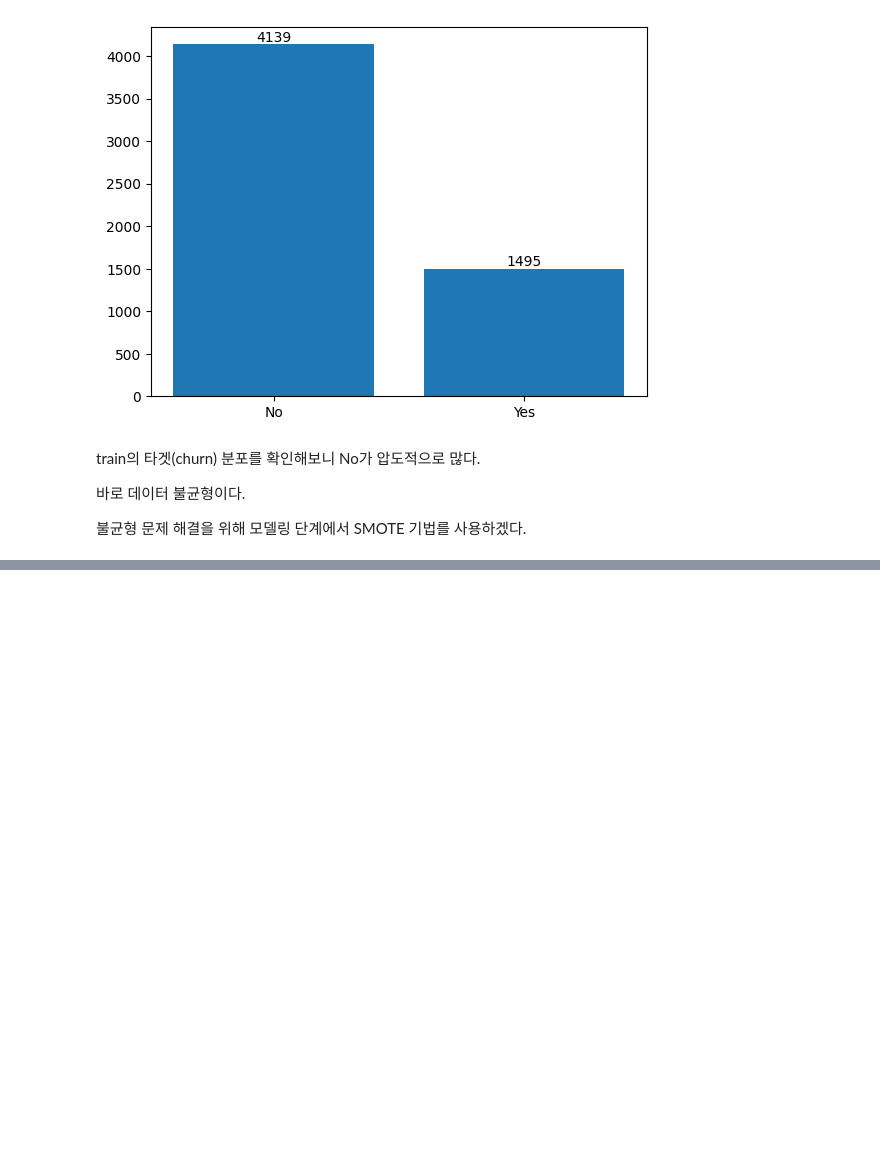
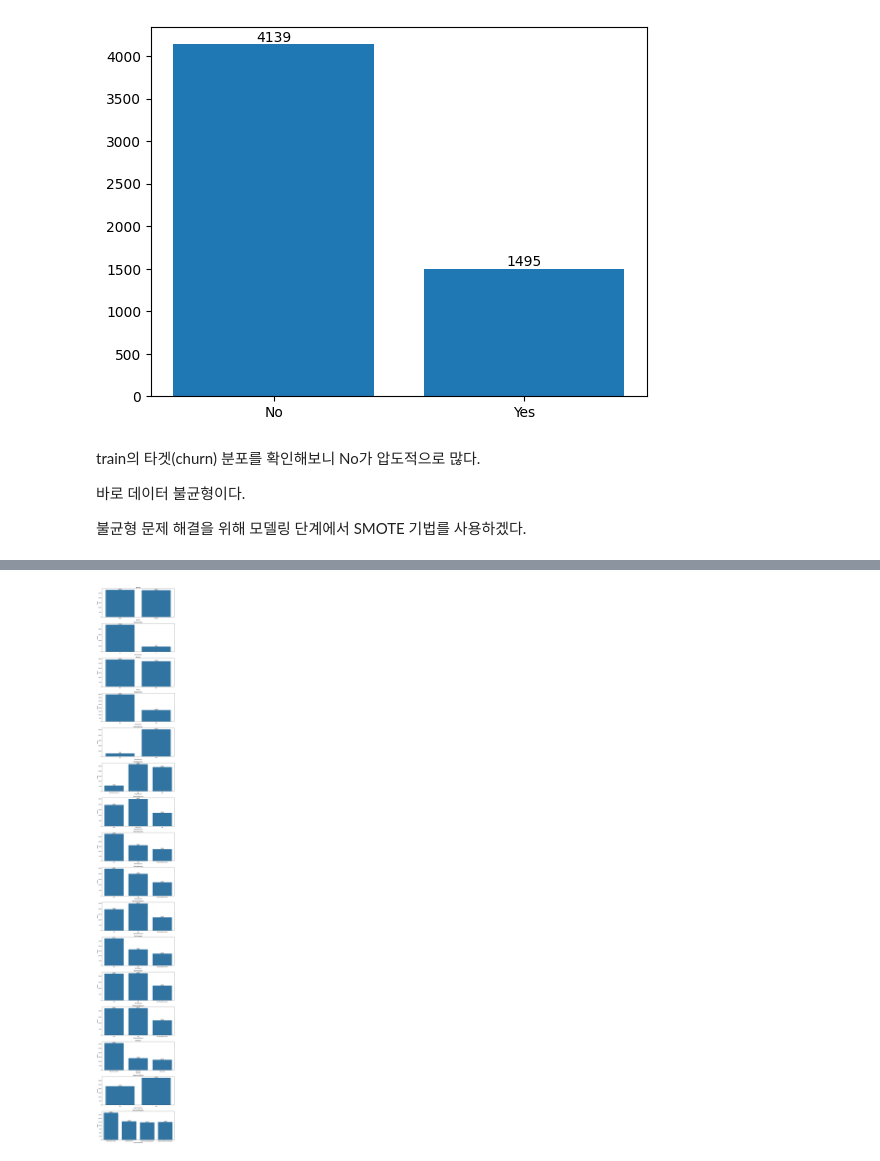
Before and after one commit to sujeengim/telco-customer-churn-prediction, a Jupyter notebook: practice1.ipynb, the cells around one changed output, grey strips where cells are left out. Saved outputs shown, nothing was run; the diff lists cells and outputs as text; code cells hidden in the pictures; blank space fills up the shorter version.

```diff
--- a/practice1.ipynb
+++ b/practice1.ipynb
@@ -248,0 +297,31 @@ train의 타겟(churn) 분포를 확인해보니 No가 압도적으로 많다.
+# %%
+import matplotlib.pyplot as plt
+import seaborn as sns
+
+# 데이터 프레임과 범주형 컬럼 이름을 정의합니다.
+dframe = X_train
+categorical_cols = ['gender', 'SeniorCitizen', 'Partner', 'Dependents', 'PhoneService',
+                   'MultipleLines', 'InternetService', 'OnlineSecurity', 'OnlineBackup',
+                   'DeviceProtection', 'TechSupport', 'StreamingTV', 'StreamingMovies',
+                   'Contract', 'PaperlessBilling', 'PaymentMethod']
+
+# 3x1 그리드 설정
+fig, axs = plt.subplots(16, 1, figsize=(10, 70))
+
+# 각 범주형 변수에 대해 반복하여 카운트 플롯 생성
+for i, col in enumerate(categorical_cols):
+    ax = sns.countplot(x=col, data=dframe, ax=axs[i])
+    ax.set_title(col)
+    ax.set_xlabel(col)
+    ax.set_ylabel('Count')
+
+    # 각 막대에 숫자 추가
+    for p in ax.patches:
+        ax.annotate(f"{int(p.get_height())}",
+                    (p.get_x() + p.get_width() / 2., p.get_height()),
+                    ha='center', va='center', fontsize=12, color='black',
+                    xytext=(0, 5), textcoords='offset points')
+plt.tight_layout()
+plt.show()
+# %% [output]
+[figure, added]
```
Also changed, not shown: parts of 16 cells of this notebook.
